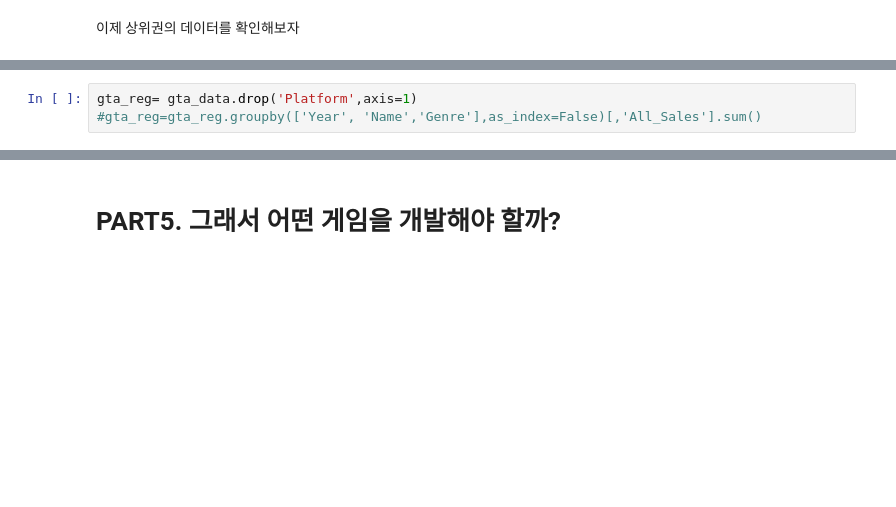
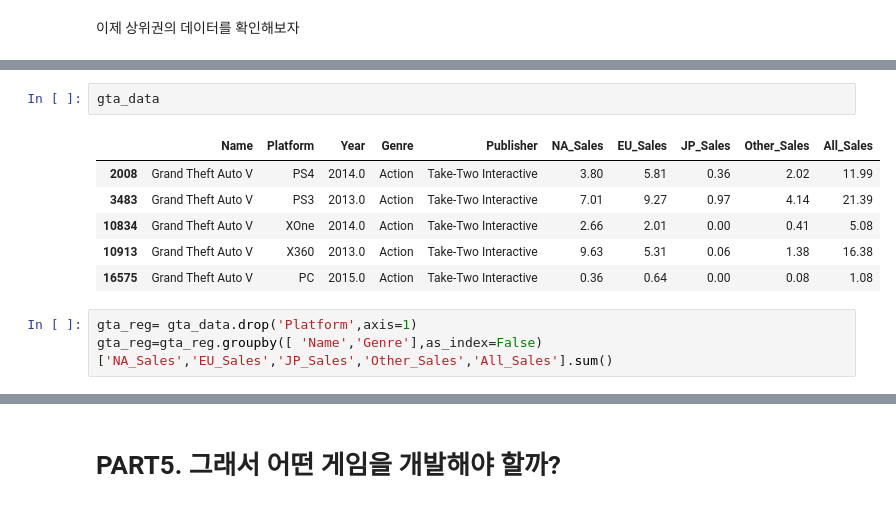
Before and after one commit to okok7272/CodeStatesProject, a Jupyter notebook: Section1/Project1_game_trends.ipynb, the cells around one changed output, grey strips where cells are left out. Drawn from its saved outputs; the diff is of its cells as text; blank space fills up the shorter version.

```diff
--- a/Section1/Project1_game_trends.ipynb
+++ b/Section1/Project1_game_trends.ipynb
@@ -1135,3 +1127,12 @@ plt.pie(gta_data.All_Sales, labels=gta_data.Platform,explode=explode,autopct='%.
+# %%
+gta_data
+# %% [output]
+|  | Name | Platform | Year | Genre | Publisher | NA_Sales | EU_Sales | JP_Sales | Other_Sales | All_Sales |
+| 2008 | Grand Theft Auto V | PS4 | 2014.0 | Action | Take-Two Interactive | 3.80 | 5.81 | 0.36 | 2.02 | 11.99 |
+| 3483 | Grand Theft Auto V | PS3 | 2013.0 | Action | Take-Two Interactive | 7.01 | 9.27 | 0.97 | 4.14 | 21.39 |
+| 10834 | Grand Theft Auto V | XOne | 2014.0 | Action | Take-Two Interactive | 2.66 | 2.01 | 0.00 | 0.41 | 5.08 |
+| 10913 | Grand Theft Auto V | X360 | 2013.0 | Action | Take-Two Interactive | 9.63 | 5.31 | 0.06 | 1.38 | 16.38 |
+| 16575 | Grand Theft Auto V | PC | 2015.0 | Action | Take-Two Interactive | 0.36 | 0.64 | 0.00 | 0.08 | 1.08 |
 # %%
 gta_reg= gta_data.drop('Platform',axis=1)
-#gta_reg=gta_reg.groupby(['Year', 'Name','Genre'],as_index=False)[,'All_Sales'].sum()
+gta_reg=gta_reg.groupby([ 'Name','Genre'],as_index=False)['NA_Sales','EU_Sales','JP_Sales','Other_Sales','All_Sales'].sum()
```
Also changed, not shown: parts of 8 cells of this notebook.
